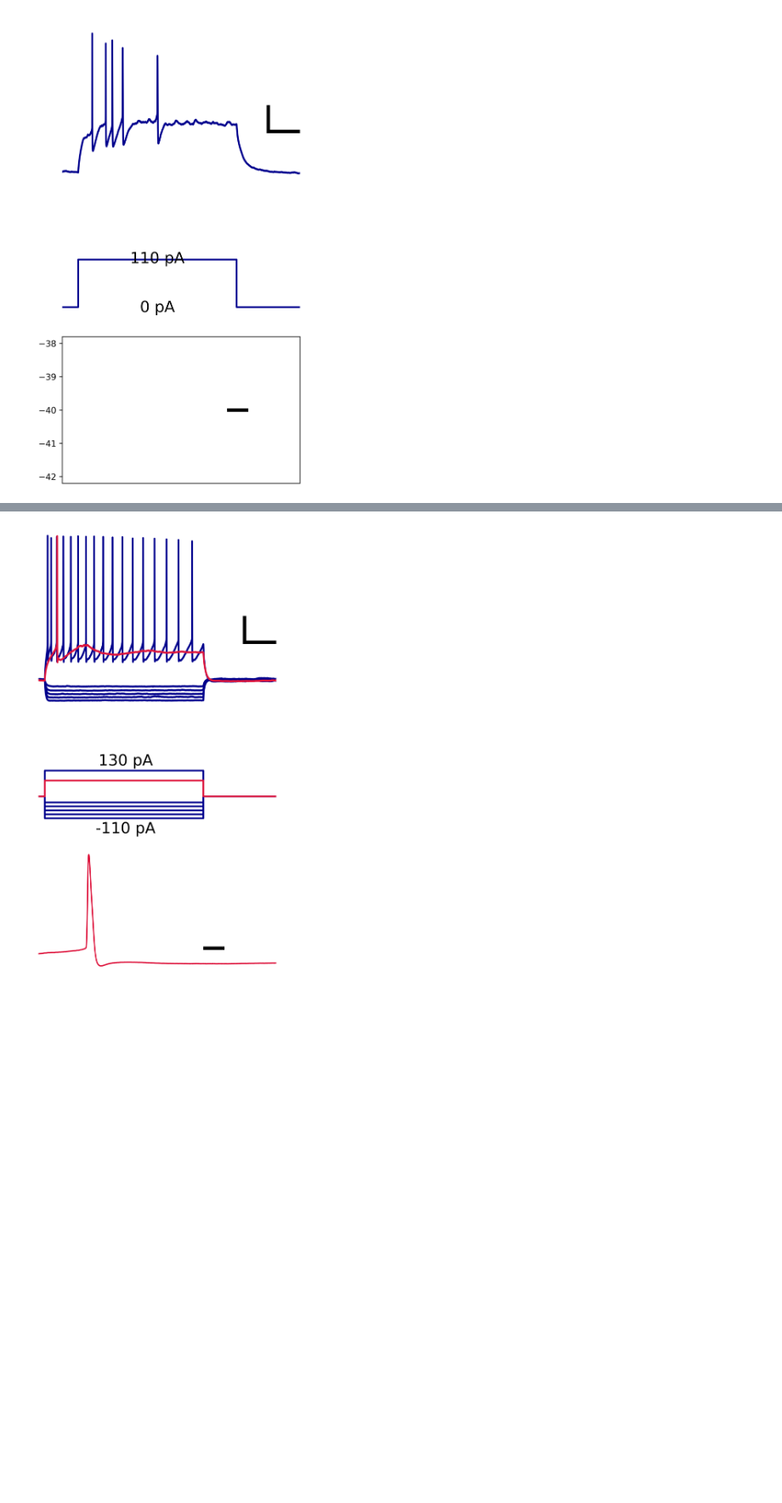
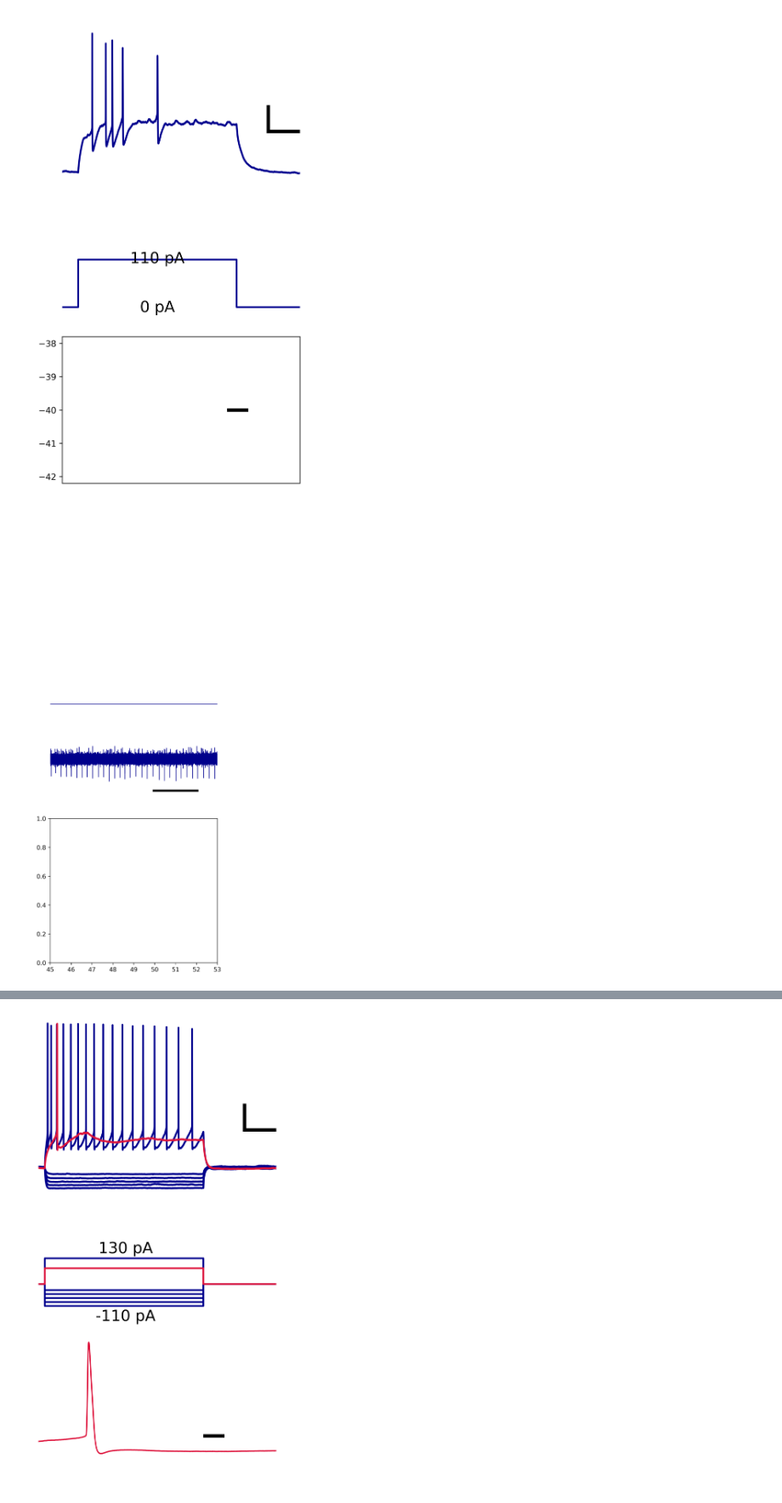
Before and after one commit to xpliu16/celltypes, a Jupyter notebook: IPFX_raw_traces3.ipynb, the cells around one changed output, grey strips where cells are left out. Shown at 85% size. Saved outputs shown, nothing was run; the diff lists cells and outputs as text; code cells hidden in the pictures; blank space fills up the shorter version.

```diff
--- a/IPFX_raw_traces3.ipynb
+++ b/IPFX_raw_traces3.ipynb
@@ -313,3 +316,60 @@ plt.savefig('/Users/xiaoping.liu/celltypes/NHP_BG_anal/raw_traces/python/Q212602
 plt.show()
 # %% [output]
 [figure]
+# %%
+# For CHAT cell attached spont
+
+sweep_list = [6]
+
+sweep_rheo = 64
+plt.rcParams['figure.dpi'] = 600
+plt.rcParams['savefig.dpi'] = 600
+
+fig,axs = plt.subplots(3,1, figsize = (5,14), sharex = True, gridspec_kw={'height_ratios': [1, 0.25, 0.7]})
+#fig,axs = plt.subplots(3,1, figsize = (5,10), sharex = True, gridspec_kw={'height_ratios': [1, 0.8, 0.7]})
+all_i = np.array([])
+for sw in sweep_list:
+    sweep = dataset.sweep(sw)
+    t = sweep.t
+    v = sweep.v
+    i = sweep.i
+    if (sw == sweep_rheo):
+        color = 'crimson'
+    else:
+        color = 'darkblue'
+    axs[0].plot(t,v,color,linewidth=1)   # was 2
+    axs[0].axis('off')
+    axs[1].plot(t,i,color,linewidth=1)
+    axs[1].axis('off')
+    if (sw == sweep_rheo):
+        axs[2].plot(t,v, 'crimson')
+        axs[2].axis('off')
+    all_i = np.concatenate((all_i, np.squeeze(sweep.i)))
+min_i = round(np.min(all_i))
+max_i = round(np.max(all_i))
+
+axs[0].set_xlim([45, 53])
+axs[1].set_ylim([-120, 50])
+
+axs[1].plot([50, 52], [-120, -120], 'k', linewidth = 7)     # 2 s
+axs[0].set_xlim([45, 53])
+axs[1].set_ylim([-120, 50])
+
+#plt.xlim([0.5, 2.0])
+#axs[0].set_ylim([-120, 50])
+g = axs[2].get_shared_x_axes()
+g.remove(axs[0])
+g.remove(axs[1])
+x_min_ap = 1.03
+x_max_ap = x_min_ap+0.04
+#axs[2].set_xlim([x_min_ap, x_max_ap])
+#axs[2].plot([0.7*(x_max_ap-x_min_ap)+x_min_ap, 0.7*(x_max_ap-x_min_ap)+x_min_ap + 0.003], [-40, -40], 'k', linewidth = 4)    # 3 ms
+
+#yl = axs[2].get_ylim()
+#axs[1].text(1.1, max_i + 0.35*(yl[1]-yl[0]), str(max_i) + ' pA', size = 18, color = 'k', horizontalalignment = 'center', verticalalignment = 'center')
+#axs[1].text(1.1, min_i - 0.4*(yl[1]-yl[0]), str(min_i) + ' pA', size = 18, color = 'k', horizontalalignment = 'center', verticalalignment = 'center')
+
+#plt.savefig('/Users/xiaoping.liu/celltypes/NHP_BG_anal/raw_traces/python/Q2126013120201_SST-Chodl.png')
+plt.show()
+# %% [output]
+[figure, added]
```
Also changed, not shown: parts of 3 cells of this notebook, 5 other files.
